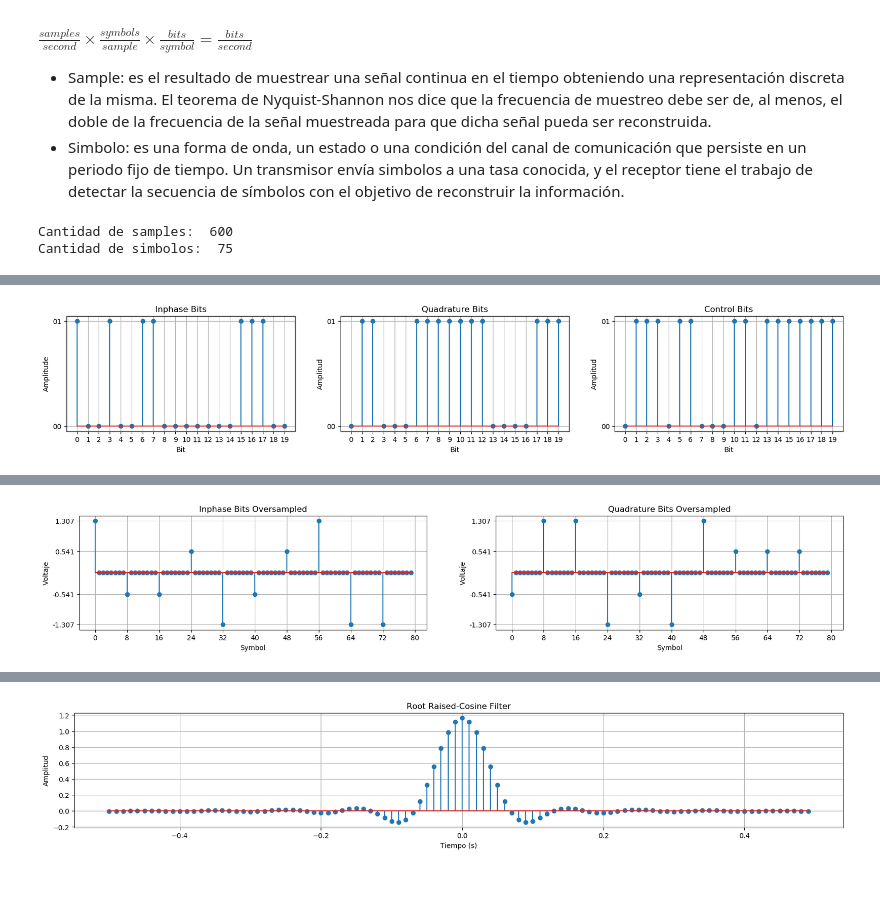
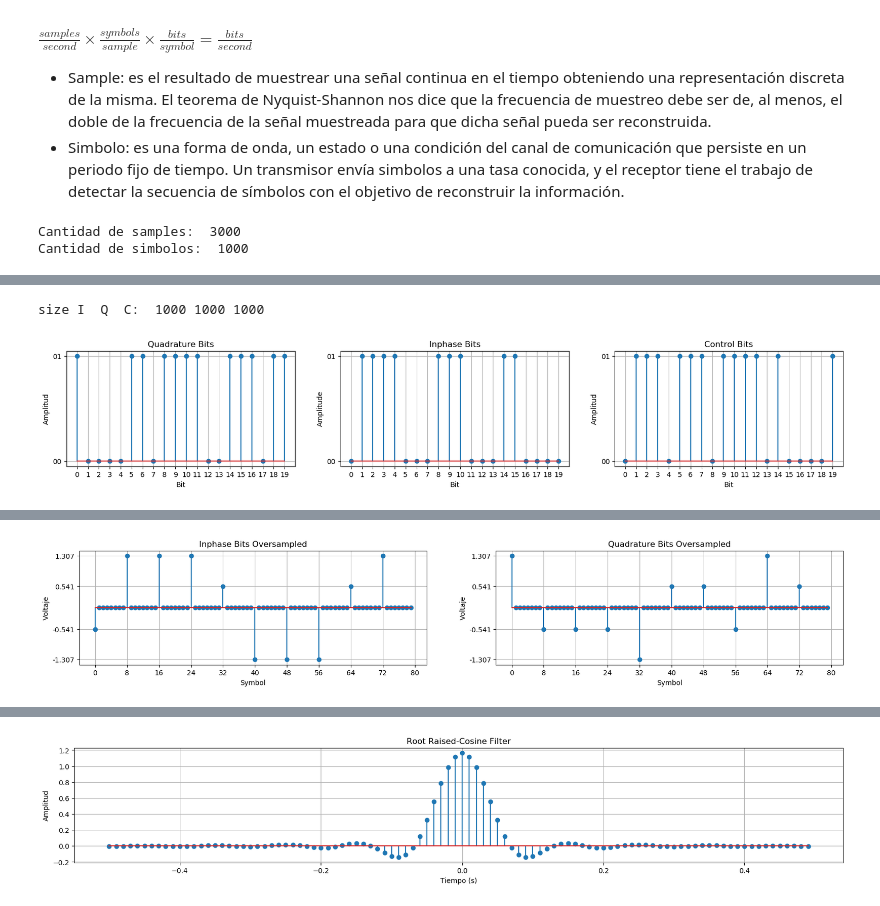
Before and after one commit to sofia-am/QPSK-8PSK-Simulation, a Jupyter notebook: notebook/8PSKmodem.ipynb, the cells around one changed output, grey strips where cells are left out. Cells and saved outputs as stored; diff of their text form; code cells hidden in the pictures.

```diff
--- a/notebook/8PSKmodem.ipynb
+++ b/notebook/8PSKmodem.ipynb
@@ -47,17 +47,18 @@ $\frac{samples}{second} \times \frac{symbols}{sample} \times \frac{bits}{symbol}
 - Simbolo: es una forma de onda, un estado o una condición del canal de comunicación que persiste en un periodo fijo de tiempo. Un transmisor envía simbolos a una tasa conocida, y el receptor tiene el trabajo de detectar la secuencia de símbolos con el objetivo de reconstruir la información.
 # %%
 #---------------- Parámetros de la simulación ----------------
+bps = 3 # bits por símbolo
 sample_rate = 100 #[Hz] samples per second
 sampling_period = 1/sample_rate  # [s] time between samples
 sps = 8  # [samples/symbol] cantidad de samples por simbolo
-N = 600  # [bits] cantidad de bits a transmitir
-Nsym = int(N/sps)  # [symbols] cantidad de simbolos que tomamos en total
+N = 3000  # [bits] cantidad de bits a transmitir
+Nsym = int(N/bps)  # [symbols] cantidad de simbolos que tomamos en total
 symbol_period = sampling_period*sps  # [s] periodo de cada simbolo
 
 print("Cantidad de samples: ", N, "\nCantidad de simbolos: ", Nsym)
 # %% [output]
-Cantidad de samples:  600
-Cantidad de simbolos:  75
+Cantidad de samples:  3000
+Cantidad de simbolos:  1000
 # %% [markdown]
 # Transmisor
 El transmisor consiste en lo siguiente:
@@ -77,40 +78,43 @@ i_bits = bits[0::3]  # bits inphase
 q_bits = bits[1::3]  # bits quadrature
 c_bits = bits[2::3]  # bits de control
 
+print("size I  Q  C: ", i_bits.size, q_bits.size, c_bits.size)
+
 fig = plt.figure(figsize=(20, 3))
-ax_i = plt.subplot(1,3,1)
+ax_i = plt.subplot(1,3,2)
 ax_i.yaxis.set_major_formatter(StrMethodFormatter("{x:02b}"))
 ax_i.yaxis.set_ticks(np.arange(0, 11, 1))
 ax_i.xaxis.set_ticks(np.arange(0, len(i_bits), 1))
 ax_i.set_title("Inphase Bits")
 ax_i.grid(True)
 ax_i.set_xlabel("Bit")
 ax_i.set_ylabel("Amplitude")
 ax_i.stem(i_bits[0:20], use_line_collection=True)
 
-ax_q = plt.subplot(1,3,2)
+ax_q = plt.subplot(1,3,1)
 ax_q.yaxis.set_major_formatter(StrMethodFormatter("{x:02b}"))
 ax_q.yaxis.set_ticks(np.arange(0, 11, 1))
 ax_q.xaxis.set_ticks(np.arange(0, len(q_bits), 1))
 ax_q.set_title("Quadrature Bits")
 ax_q.set_xlabel("Bit")
 ax_q.set_ylabel("Amplitud")
 ax_q.stem(q_bits[0:20], use_line_collection=True)
 ax_q.grid(True)
 
 #plt.figure(figsize=(20, 3))
 ax_c = plt.subplot(1,3,3)
 ax_c.yaxis.set_major_formatter(StrMethodFormatter("{x:02b}"))
 ax_c.yaxis.set_ticks(np.arange(0, 11, 1))
 ax_c.xaxis.set_ticks(np.arange(0, len(c_bits), 1))
 ax_c.set_title("Control Bits")
 ax_c.set_xlabel("Bit")
 ax_c.set_ylabel("Amplitud")
 ax_c.stem(c_bits[0:20], use_line_collection=True)
 ax_c.grid(True)
 plt.show()
 # %% [output]
+size I  Q  C:  1000 1000 1000
-[figure, old version]
+[figure, new version]
 # %% [markdown]
 El el siguiente bloque se realiza un oversampling y se establecen los niveles de tensión de acuerdo a las distintas combinaciones de bits de entrada:
 <div align="center">
@@ -135,10 +139,10 @@ voltage_qc[(1,0)] = 0.541
 voltage_qc[(1,1)] = 1.307
 
 voltage_ic = {}
-voltage_ic[(0,0)] = -1.307
-voltage_ic[(0,1)] = -0.541
-voltage_ic[(1,0)] = 1.307
-voltage_ic[(1,1)] = 0.541
+voltage_ic[(0,0)] = -0.541
+voltage_ic[(0,1)] = -1.307
+voltage_ic[(1,0)] = 0.541
+voltage_ic[(1,1)] = 1.307
 
 i_PAM = np.array([])
 for index, bit in enumerate(c_bits):
@@ -146,13 +150,15 @@ for index, bit in enumerate(c_bits):
     #print("voltage_ic: ", voltage_ic[(i_bits[index], c_bits[index])])
     pulse = np.zeros(sps)  # "relleno" un array de 8 bits con 0
     pulse[0] = voltage_ic[(i_bits[index], c_bits[index])]  # asigno el valor de la señal
+    #print("i_pulse: ", i_bits[index], c_bits[index])
     # concateno el array de 8 bits con el array de bits
     i_PAM = np.concatenate((i_PAM, pulse))
 
 q_PAM = np.array([])
 for index, bit in enumerate(q_bits):
     pulse = np.zeros(sps)  # "relleno" un array de 8 bits con 0
-    pulse[0] = voltage_qc[(q_bits[index], c_bits[index])]  # asigno el valor de la señal
+    pulse[0] = voltage_qc[(q_bits[index], int(not(c_bits[index])))]  # int(not(c_bits[index])) es la negación de C, not devuelve True o False, int lo convierte a 0 o 1
+    #print("q_pulse: ", q_bits[index], int(not(c_bits[index])))
     # concateno el array de 8 bits con el array de bits
     q_PAM = np.concatenate((q_PAM, pulse))
 
@@ -176,7 +182,7 @@ ax_q.stem(q_PAM[0:80], use_line_collection=True)
 ax_q.grid(True)
 plt.show()
 # %% [output]
-[figure, old version]
+[figure, new version]
 # %% [markdown]
 # Root Raised-Cosine Filter
 ![rrcfilter](https://github.com/sofia-am/digital_communications/blob/master/img/raised-cosine-pulse.png?raw=true)
```
Also changed, not shown: parts of 13 cells of this notebook.
